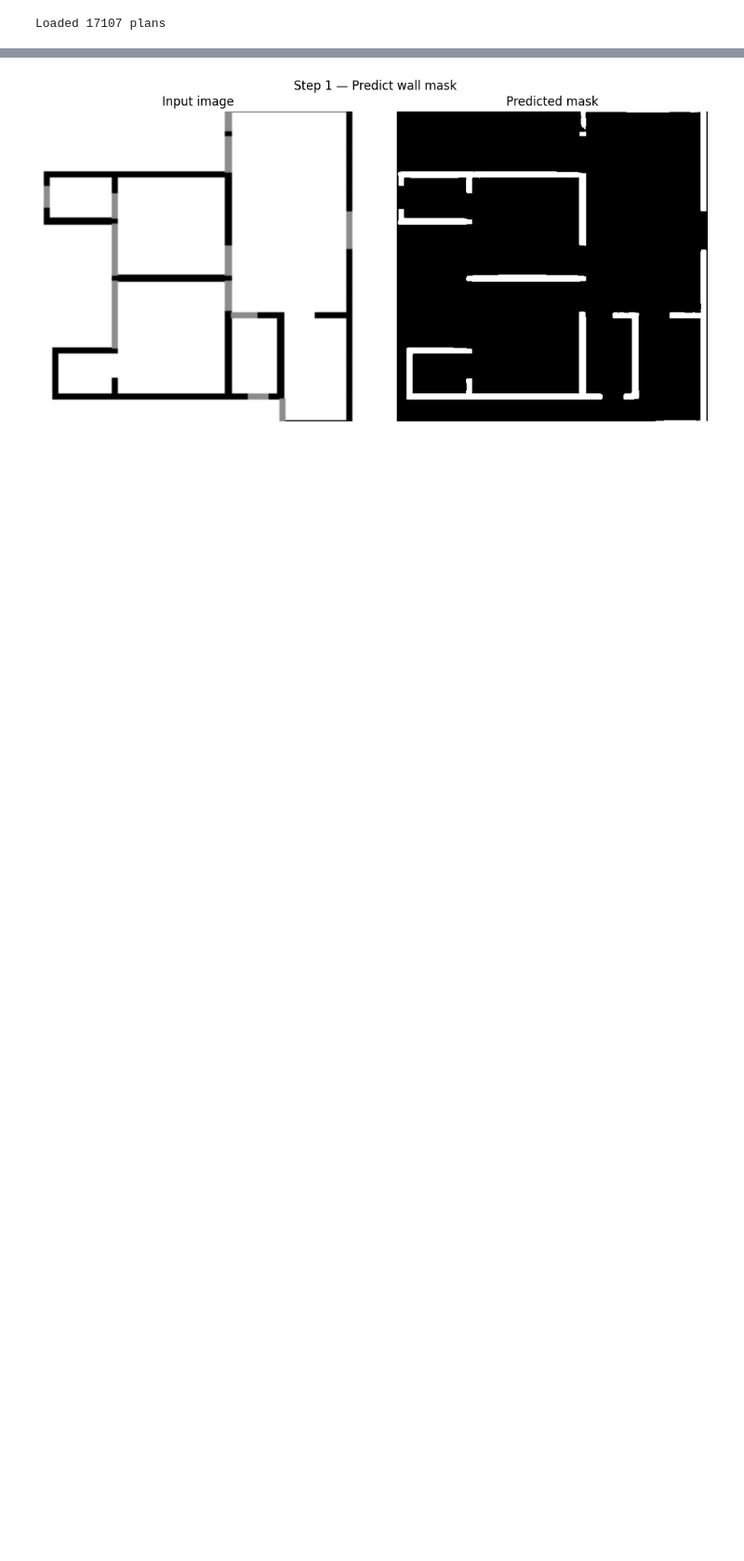
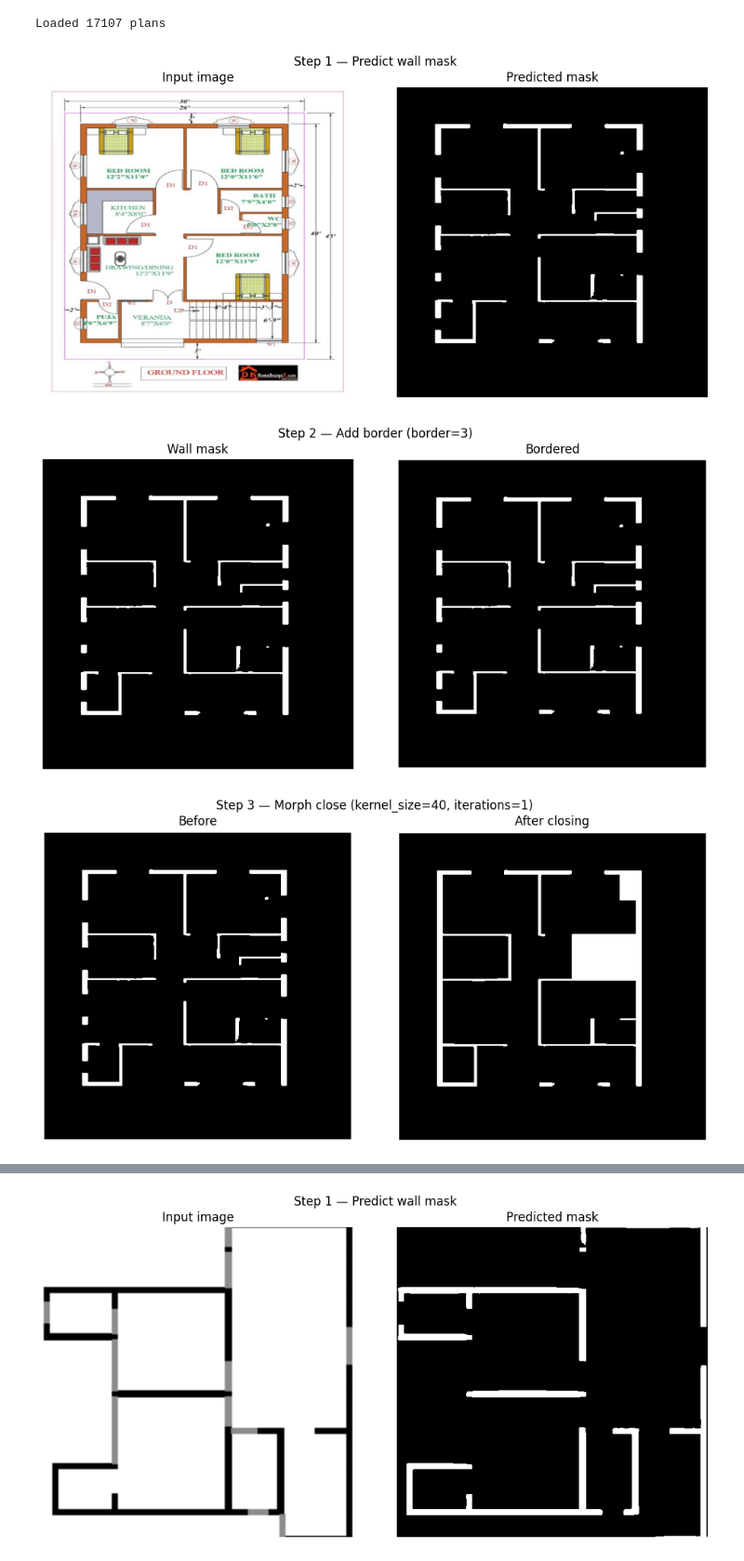
Before and after one commit to butchi-adari-tcgls/mitunet_2d_seg, a Jupyter notebook: resplan_benchmark.ipynb, the cells around one changed output, grey strips where cells are left out. Shown at 93% size. Saved outputs shown, nothing was run; the diff lists cells and outputs as text; code cells hidden in the pictures; blank space fills up the shorter version.

```diff
--- a/resplan_benchmark.ipynb
+++ b/resplan_benchmark.ipynb
@@ -25,3 +25,24 @@ gm = GraphMaker(
     device="cuda",
     input_size=512
 )
+# %%
+img_path = "test_images/image.png"
+img = cv2.imread(img_path)
+
+graph = gm.build_graph(
+    img,
+    border=3,
+    kernel_size=50,
+    iterations=1,
+    min_room_area=10,
+    max_room_area=100000,
+    poly_epsilon_ratio=0.003,
+    gap_thresh=20,
+    min_overlap=10,
+    angle_thresh=0.95,
+    show=True,
+)
+# %% [output]
+[figure, added]
+[figure, added]
+[figure, added]
```
Also changed, not shown: parts of 2 cells of this notebook, 3 other files.
